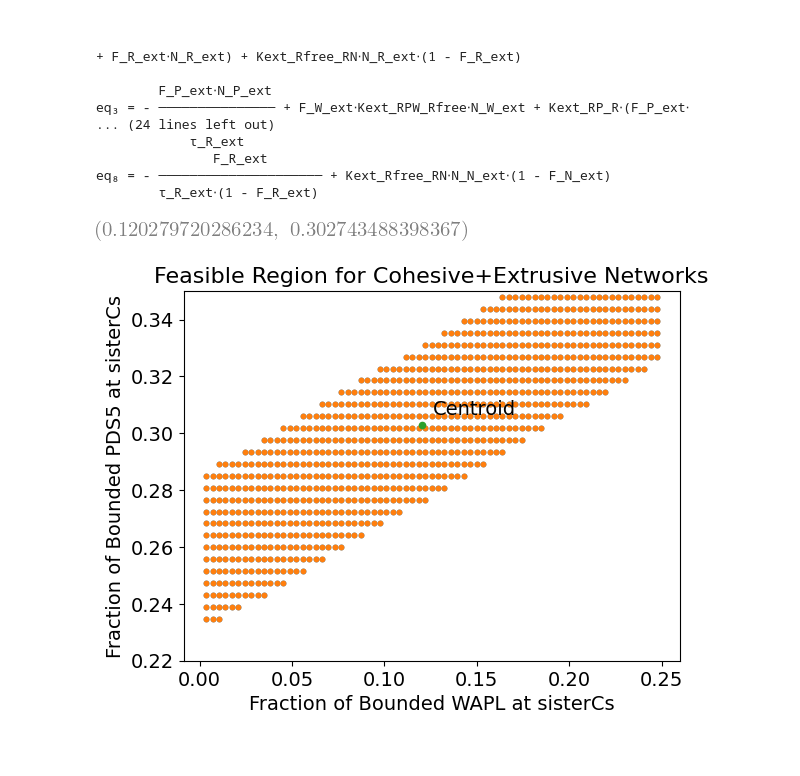
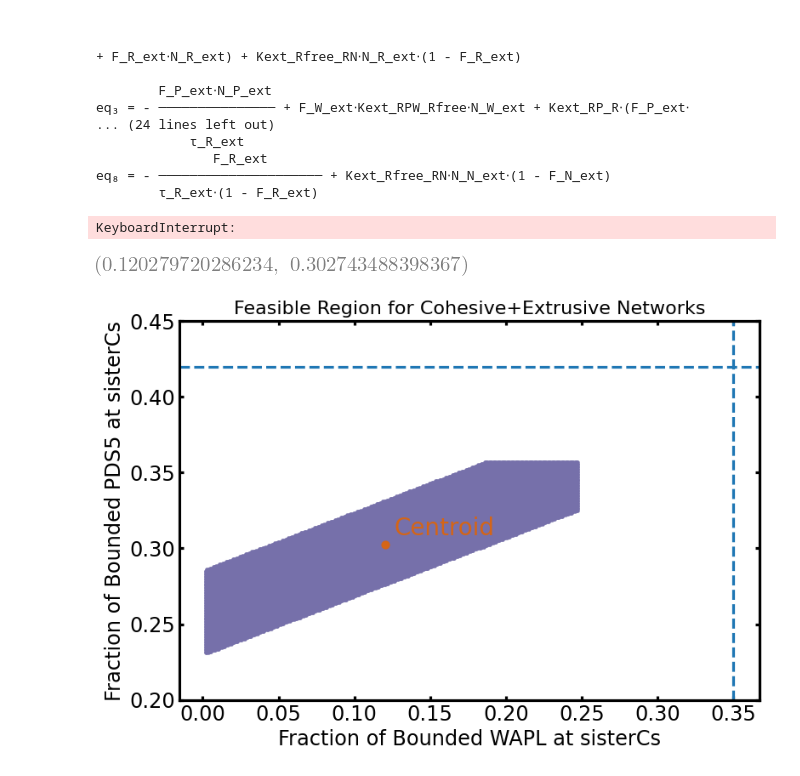
Before and after one commit to Fudenberg-Research-Group/sister-cohesin-dynamics, a Jupyter notebook: Step1_Find_centroid/CRN_centroid.ipynb, the cells around one changed output. Cells and saved outputs as stored; diff of their text form; code cells hidden in the pictures.

```diff
--- a/Step1_Find_centroid/CRN_centroid.ipynb
+++ b/Step1_Find_centroid/CRN_centroid.ipynb
@@ -162,8 +162,8 @@ def check_positive_solutions_ext(x, y):
 # Create a grid of x and y values
 ## x is the fraction of Wapl bounded at sisterCs which is betwwen 0 and 0.35
 ## y is the fraction of PDS5 bounded at sisterCs which is between 0 and 0.42
-x_values = np.linspace(1e-11, 0.345, 100)
-y_values = np.linspace(1e-11, 0.415, 100)
+x_values = np.linspace(1e-11, 0.345, 500)
+y_values = np.linspace(1e-11, 0.415, 500)
 
 # Use meshgrid to generate all combinations of x and y
 x_grid, y_grid = np.meshgrid(x_values, y_values)
@@ -176,6 +176,8 @@ for x, y in zip(x_grid.ravel(), y_grid.ravel()):
     indicator_ext, rates_ext = check_positive_solutions_ext(x, y)
     if indicator_coh and indicator_ext:
         positive_xy_scan.append((x, y, rates_coh, rates_ext))
+# %% [output]
+KeyboardInterrupt:
 # %%
 pts = [(p[0], p[1]) for p in positive_xy_scan]
 if pts:
@@ -187,25 +216,33 @@ centroids
 # %%
 ## Plot the feasible region
+plt.rcParams['svg.fonttype']='none'
 positive_xy_scan
+fig, ax = plt.subplots(figsize=(8, 6))
 # Extract x and y values
 x_vals = [point[0] for point in positive_xy_scan]
 y_vals = [point[1] for point in positive_xy_scan]
 # Create a scatter plot of x vs y
-plt.scatter(x_vals, y_vals, s=10)
-plt.scatter(x_vals, y_vals, s=10)
-plt.scatter(centroids[0], centroids[1], s=20, label="Centroid")
+ax.scatter(x_vals, y_vals, s=5, color='#7670AA')
+ax.scatter(centroids[0], centroids[1], s=40, label="Centroid", color = '#D56516')
 plt.annotate(
     "Centroid",
     (centroids[0], centroids[1]),
     textcoords="offset points",
     xytext=(8, 8),
-    fontsize=14
+    fontsize=20,
+    color = '#D56516'
 )
-plt.ylim(0.22, 0.35)
-plt.xlabel("Fraction of Bounded WAPL at sisterCs", fontsize = 14)
-plt.ylabel("Fraction of Bounded PDS5 at sisterCs",  fontsize = 14)
-plt.tick_params(axis='both', labelsize=14)  # You can increase this value as needed
+plt.axhline(y=0.42, linestyle='--')  # choose your y value
+plt.axvline(x=0.35, linestyle='--')   # choose your x value
+
+ax.set_ylim(0.2, 0.45)
+ax.set_xlabel("Fraction of Bounded WAPL at sisterCs", fontsize = 14)
+ax.set_ylabel("Fraction of Bounded PDS5 at sisterCs",  fontsize = 14)
+ax.set_aspect('equal')
+ax.tick_params(axis='both', labelsize=14)  # You can increase this value as needed
 plt.title("Feasible Region for Cohesive+Extrusive Networks", fontsize=16)
+useLargeSize(plt, ax, marker_lines = None, fontsize = 'xx-large',fontproperties=None, LW=2.3)
+plt.savefig("Fig3_SI_Feasible_region.svg", format='svg')
 plt.show()
 # %% [output]
-[figure, old version]
+[figure, new version]
```
Also changed, not shown: parts of 3 cells of this notebook, 15 other files.
